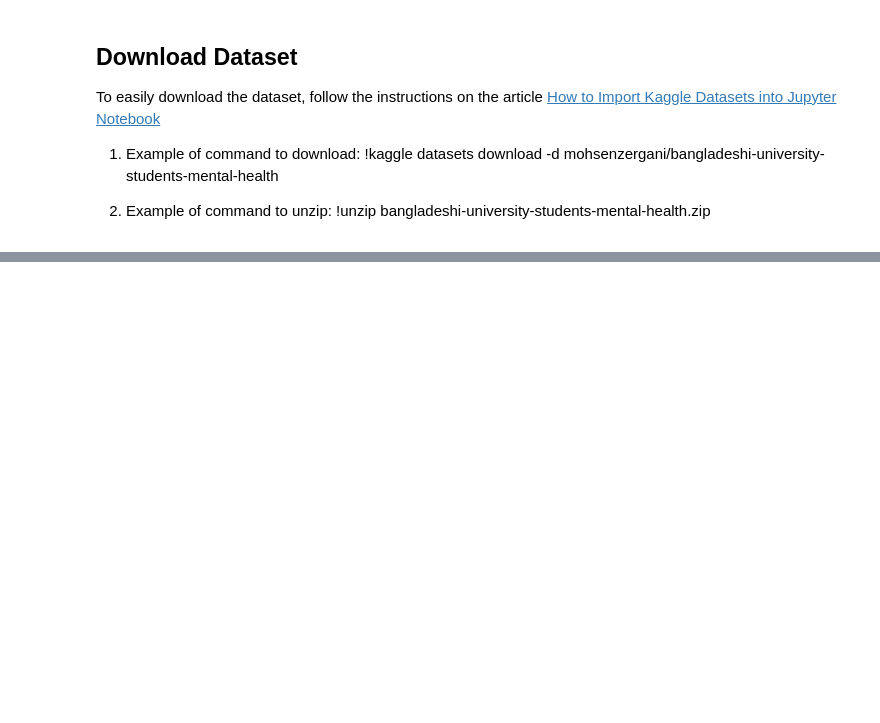
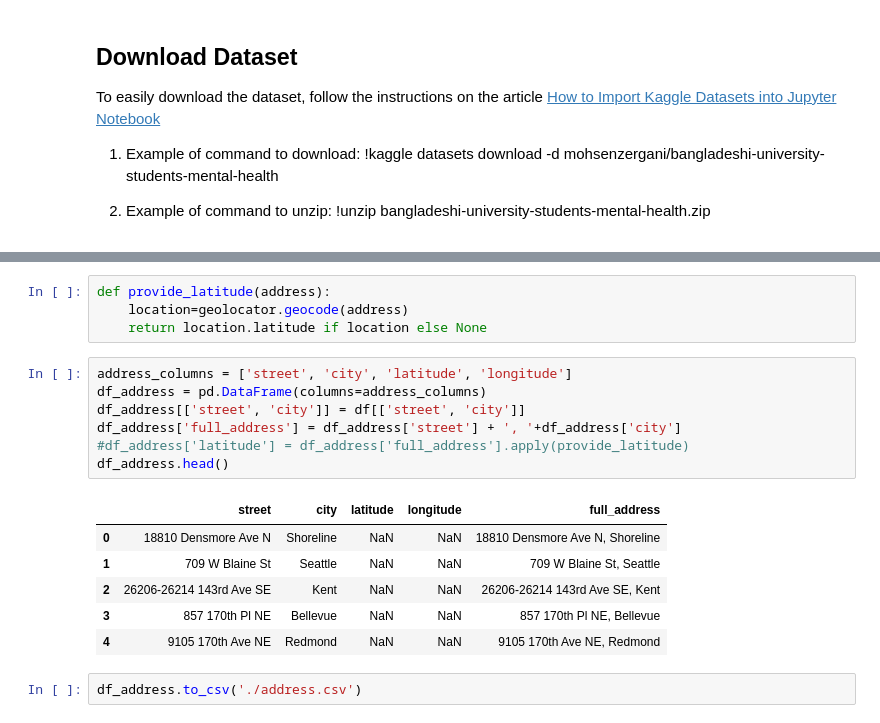
Before and after one commit to jdbernardes/dashboard_with_ml_study, a Jupyter notebook: dashboard_with_ml_study/notebook/data_exploration_and_ml.ipynb, the cells around one changed output, grey strips where cells are left out. Saved outputs shown, nothing was run; the diff lists cells and outputs as text; blank space fills up the shorter version.

```diff
--- a/dashboard_with_ml_study/notebook/data_exploration_and_ml.ipynb
+++ b/dashboard_with_ml_study/notebook/data_exploration_and_ml.ipynb
@@ -23,0 +64,20 @@ df.head()
+# %%
+def provide_latitude(address):
+    location=geolocator.geocode(address)
+    return location.latitude if location else None
+# %%
+address_columns = ['street', 'city', 'latitude', 'longitude']
+df_address = pd.DataFrame(columns=address_columns)
+df_address[['street', 'city']] = df[['street', 'city']]
+df_address['full_address'] = df_address['street'] + ', '+df_address['city']
+#df_address['latitude'] = df_address['full_address'].apply(provide_latitude)
+df_address.head()
+# %% [output]
+|  | street | city | latitude | longitude | full_address |
+| 0 | 18810 Densmore Ave N | Shoreline | NaN | NaN | 18810 Densmore Ave N, Shoreline |
+| 1 | 709 W Blaine St | Seattle | NaN | NaN | 709 W Blaine St, Seattle |
+| 2 | 26206-26214 143rd Ave SE | Kent | NaN | NaN | 26206-26214 143rd Ave SE, Kent |
+| 3 | 857 170th Pl NE | Bellevue | NaN | NaN | 857 170th Pl NE, Bellevue |
+| 4 | 9105 170th Ave NE | Redmond | NaN | NaN | 9105 170th Ave NE, Redmond |
+# %%
+df_address.to_csv('./address.csv')
```
Also changed, not shown: parts of 10 cells of this notebook, 12 other files.
